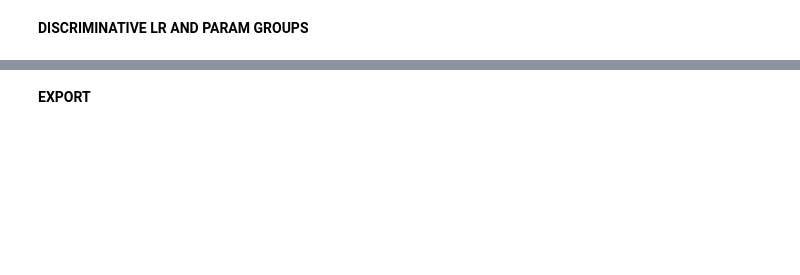
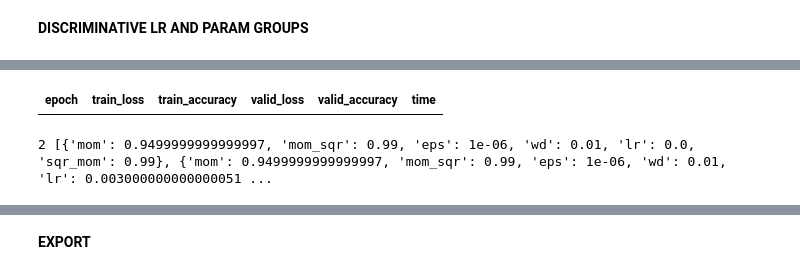
Before and after one commit to Hlompho-Dash/first_try_of_fastai, a Jupyter notebook: 11a_train_imagennete.ipynb, the cells around one changed output, grey strips where cells are left out. Saved outputs shown, nothing was run; the diff lists cells and outputs as text; code cells hidden in the pictures; blank space fills up the shorter version.

Commit message:
Done with discriminative learning, Moving to sequence data

```diff
--- a/11a_train_imagennete.ipynb
+++ b/11a_train_imagennete.ipynb
@@ -433,23 +512,23 @@ cb_types.after_backward
 class DebugCallback(Callback):
   _order = 999
   def __init__(self, cb_name, f=None): self.cb_name, self.f = cb_name, f
-  def __call__(self, cn_name):
+  def __call__(self, cb_name):
     if cb_name == self.cb_name:
       if self.f: self.f(self.run)
       else: set_trace()
 # %%
 #export
-def sched_1cycle(lrs, pct_start=0.3, mom_start=0.95, mom_mid=0.85, mom_end=0,95):
+def sched_1cycle(lrs, pct_start=0.3, mom_start=0.95, mom_mid=0.85, mom_end=0.95):
   phases = create_phases(pct_start)
-  sched_lr = [combine_sched(phases, cos_1cycle_anneal(lr.10., lr, lr/1e5))
+  sched_lr = [combine_scheds(phases, cos_1cycle_anneal(lr/10., lr, lr/1e5))
               for lr in lrs]
   sched_mom = combine_scheds(phases, cos_1cycle_anneal(mom_start, mom_mid, mom_end))
   return [ParamScheduler('lr', sched_lr),
-          Paramscheduler('mom', sched_mom)]
+          ParamScheduler('mom', sched_mom)]
 # %%
-dsci_lr_sched = sched_1cycle([0, 3e-2], 0.5)
+disc_lr_sched = sched_1cycle([0, 3e-2], 0.5)
 # %%
-learn = cnn_learner(xresnet18, data loss_func, opt_func,
+learn = cnn_learner(xresnet18, data, loss_func, opt_func,
                     c_out = 10, norm=norm_imagenette, splitter=bn_splitter)
 
 learn.model.load_state_dict(torch.load(mdl_path/'iw5'))
@@ -459,4 +538,5 @@ def _print_det(o):
   print(len(o.opt.param_groups), o.opt.hypers)
   raise CancelTrainException()
 
-learn.fit(1, disc_sched + [DebugCallback(cb_types.after_batch, _print_det)])
+learn.fit(1, disc_lr_sched + [DebugCallback(cb_types.after_batch, _print_det)])
+# %% [output]
@@ -463,2 +544,4 @@ learn.fit(1, disc_sched + [DebugCallback(cb_types.after_batch, _print_det)])
+| epoch | train_loss | train_accuracy | valid_loss | valid_accuracy | time |
+2 [{'mom': 0.9499999999999997, 'mom_sqr': 0.99, 'eps': 1e-06, 'wd': 0.01, 'lr': 0.0, 'sqr_mom': 0.99}, {'mom': 0.9499999999999997, 'mom_sqr': 0.99, 'eps': 1e-06, 'wd': 0.01, 'lr': 0.003000000000000051 ...
 # %%
 learn.fit(3, disc_lr_sched)
```
Also changed, not shown: parts of 17 cells of this notebook, 1 other file.
